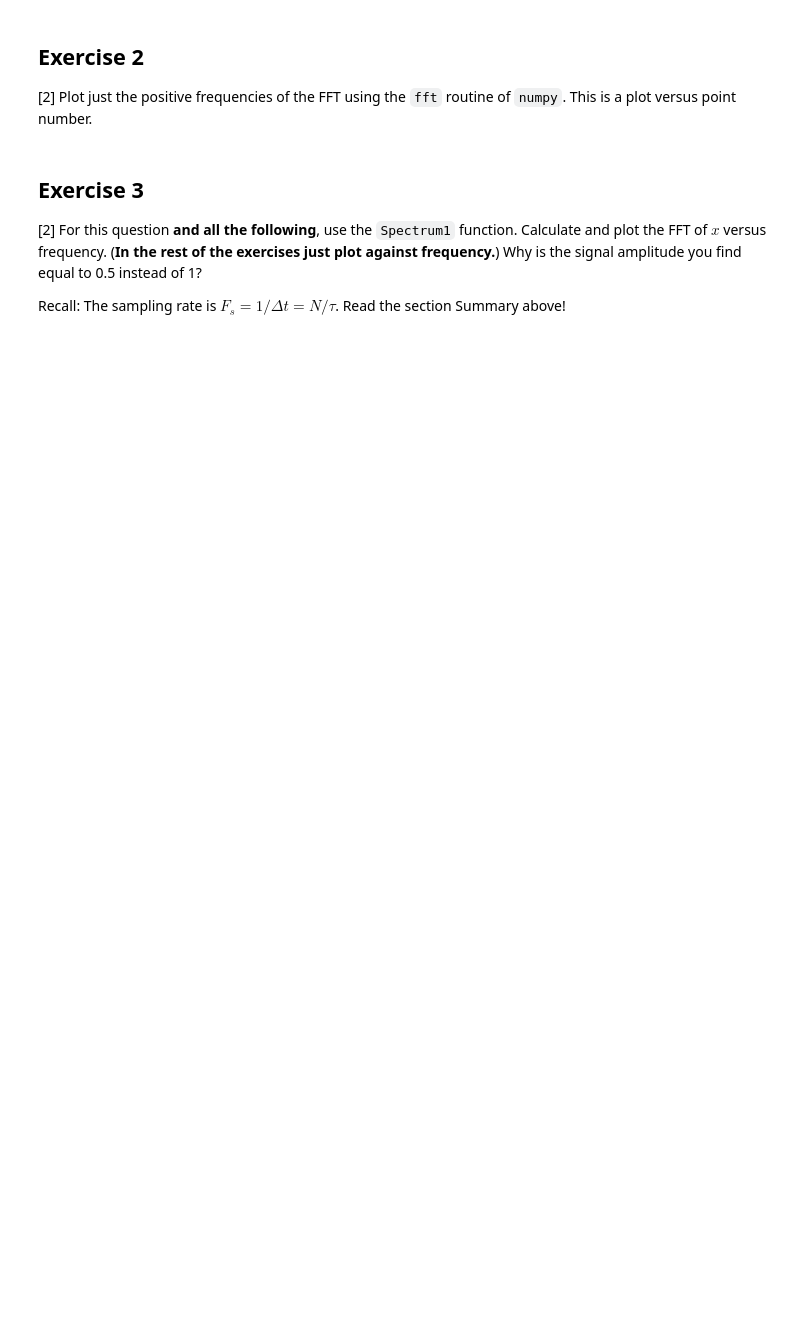
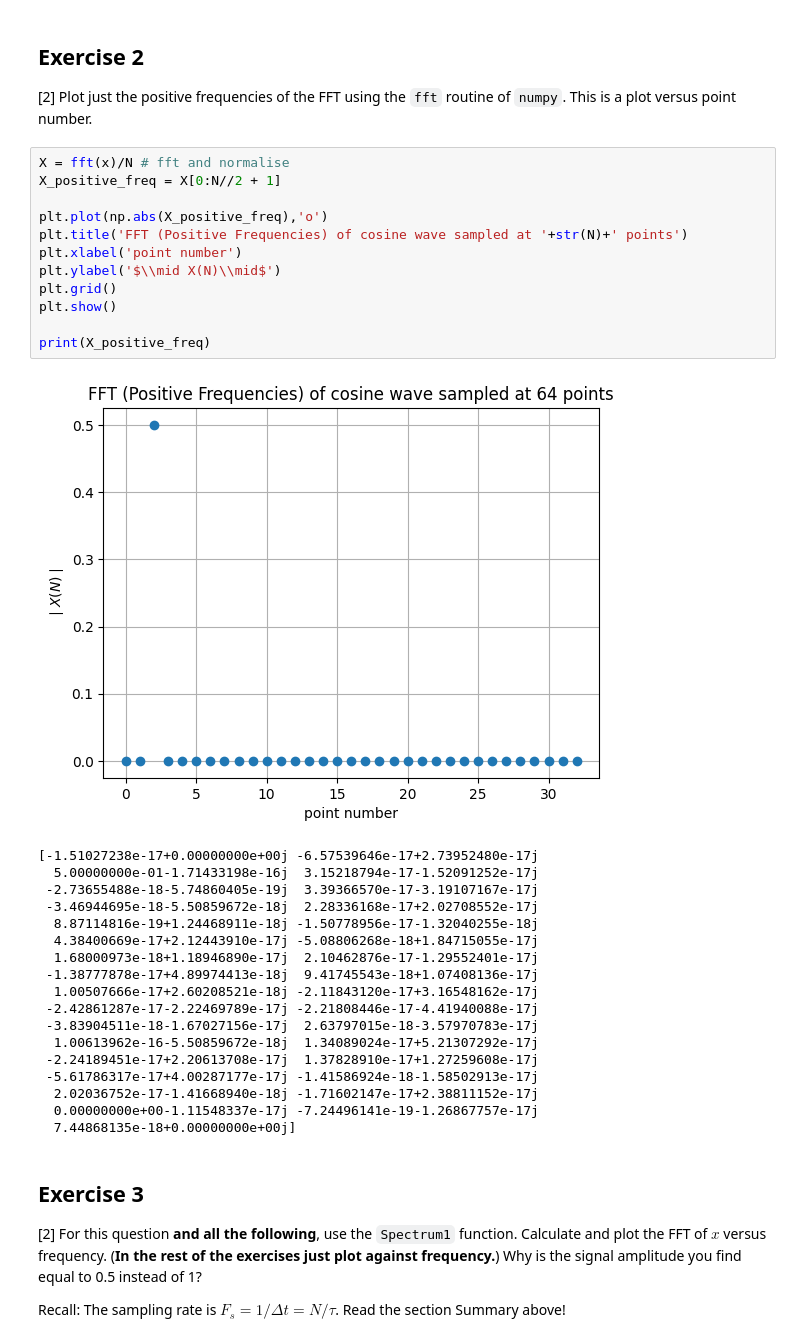
Before and after one commit to PX2145-2025/week-10-b-oshea-maisie, a Jupyter notebook: fft.ipynb, the cells around one changed output. Saved outputs shown, nothing was run; the diff lists cells and outputs as text; blank space fills up the shorter version.

```diff
--- a/fft.ipynb
+++ b/fft.ipynb
@@ -306,6 +329,37 @@ See LearningCentral for an example video of a simple Fourier analysis.
 
 ## Exercise 2
 [2] Plot just the positive frequencies of the FFT using the `fft` routine of `numpy`. This is a plot versus point number.
+# %%
+X = fft(x)/N # fft and normalise
+X_positive_freq = X[0:N//2 + 1]
+
+plt.plot(np.abs(X_positive_freq),'o')
+plt.title('FFT (Positive Frequencies) of cosine wave sampled at '+str(N)+' points')
+plt.xlabel('point number')
+plt.ylabel('$\\mid X(N)\\mid$')
+plt.grid()
+plt.show()
+
+print(X_positive_freq)
+# %% [output]
+[figure, added]
+[-1.51027238e-17+0.00000000e+00j -6.57539646e-17+2.73952480e-17j
+  5.00000000e-01-1.71433198e-16j  3.15218794e-17-1.52091252e-17j
+ -2.73655488e-18-5.74860405e-19j  3.39366570e-17-3.19107167e-17j
+ -3.46944695e-18-5.50859672e-18j  2.28336168e-17+2.02708552e-17j
+  8.87114816e-19+1.24468911e-18j -1.50778956e-17-1.32040255e-18j
+  4.38400669e-17+2.12443910e-17j -5.08806268e-18+1.84715055e-17j
+  1.68000973e-18+1.18946890e-17j  2.10462876e-17-1.29552401e-17j
+ -1.38777878e-17+4.89974413e-18j  9.41745543e-18+1.07408136e-17j
+  1.00507666e-17+2.60208521e-18j -2.11843120e-17+3.16548162e-17j
+ -2.42861287e-17-2.22469789e-17j -2.21808446e-17-4.41940088e-17j
+ -3.83904511e-18-1.67027156e-17j  2.63797015e-18-3.57970783e-17j
+  1.00613962e-16-5.50859672e-18j  1.34089024e-17+5.21307292e-17j
+ -2.24189451e-17+2.20613708e-17j  1.37828910e-17+1.27259608e-17j
+ -5.61786317e-17+4.00287177e-17j -1.41586924e-18-1.58502913e-17j
+  2.02036752e-17-1.41668940e-18j -1.71602147e-17+2.38811152e-17j
+  0.00000000e+00-1.11548337e-17j -7.24496141e-19-1.26867757e-17j
+  7.44868135e-18+0.00000000e+00j]
 # %% [markdown]
 ## Exercise 3
 
```
Also changed, not shown: parts of 7 cells of this notebook.
